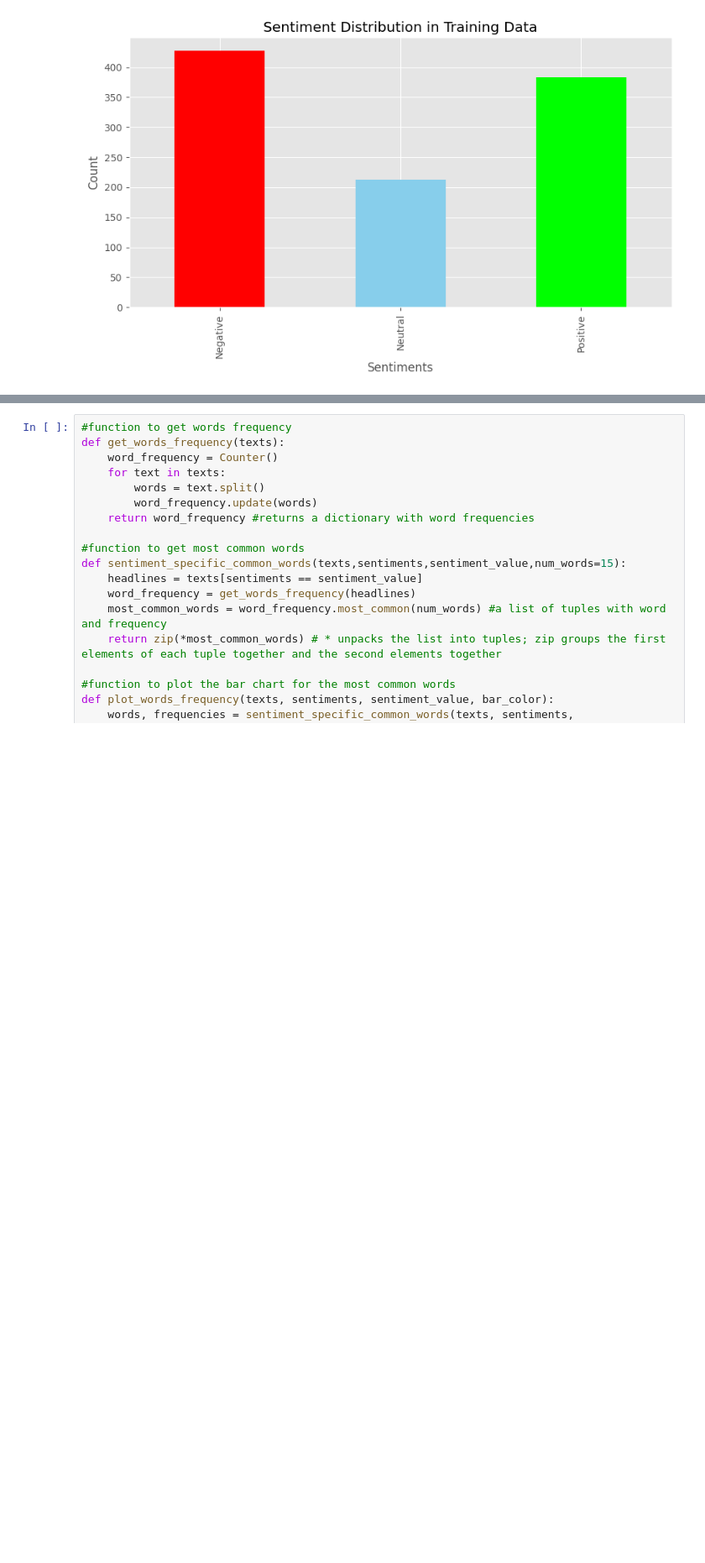
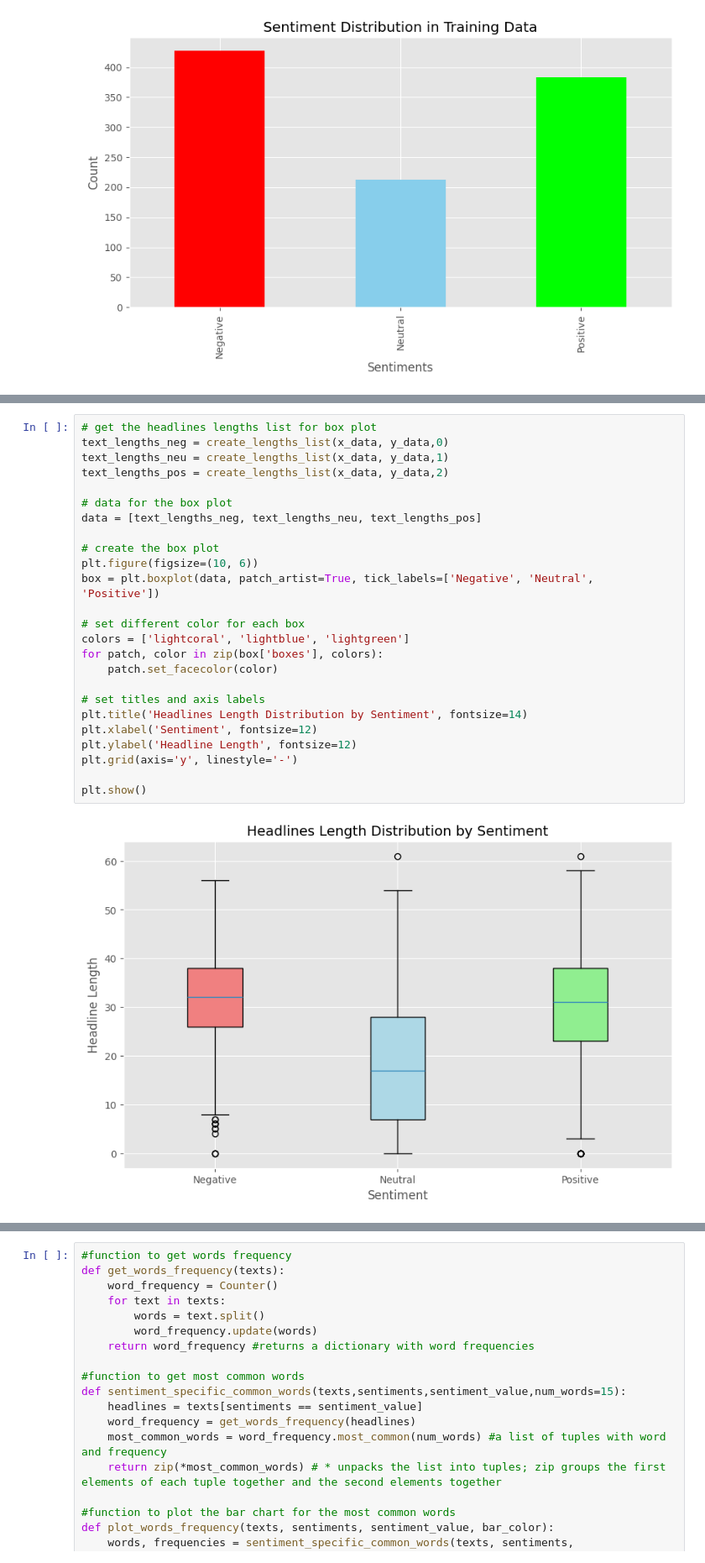
Before and after one commit to AnishD11/Sentiment-Analysis-of-Climate-Headlines, a Jupyter notebook: climate_headline.ipynb, the cells around one changed output, grey strips where cells are left out. Shown at 84% size. Cells and saved outputs as stored; diff of their text form; blank space fills up the shorter version.

```diff
--- a/climate_headline.ipynb
+++ b/climate_headline.ipynb
@@ -287,4 +294,31 @@ plot_headline_length_distribution(x_data, y_data, "Headline Length Distribution
 <Figure size 1000x500 with 0 Axes>
+# %%
+# get the headlines lengths list for box plot
+text_lengths_neg = create_lengths_list(x_data, y_data,0)
+text_lengths_neu = create_lengths_list(x_data, y_data,1)
+text_lengths_pos = create_lengths_list(x_data, y_data,2)
+
+# data for the box plot
+data = [text_lengths_neg, text_lengths_neu, text_lengths_pos]
+
+# create the box plot
+plt.figure(figsize=(10, 6))
+box = plt.boxplot(data, patch_artist=True, tick_labels=['Negative', 'Neutral', 'Positive'])
+
+# set different color for each box
+colors = ['lightcoral', 'lightblue', 'lightgreen']
+for patch, color in zip(box['boxes'], colors):
+    patch.set_facecolor(color)
+
+# set titles and axis labels
+plt.title('Headlines Length Distribution by Sentiment', fontsize=14)
+plt.xlabel('Sentiment', fontsize=12)
+plt.ylabel('Headline Length', fontsize=12)
+plt.grid(axis='y', linestyle='-')
+
+plt.show()
+# %% [output]
+[figure, added]
 # %%
 # define color schemes and headings for each sentiment
 sentiment_categories = [0, 1, 2]
```
Also changed, not shown: parts of 6 cells of this notebook.
